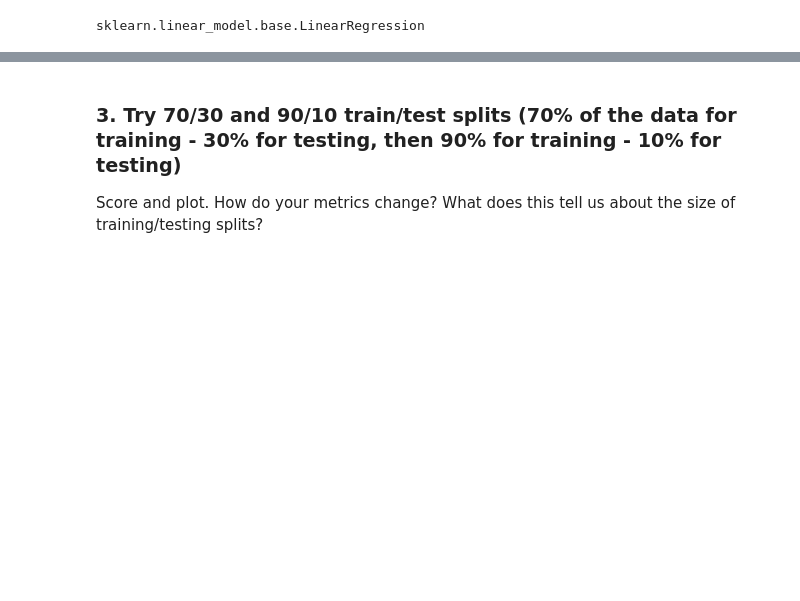
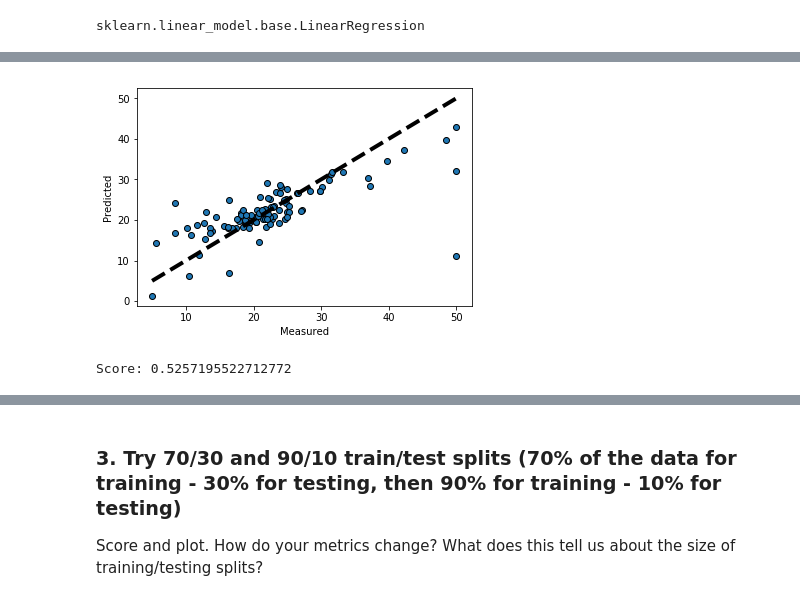
Before and after one commit to RhysZH/GA-DAT9-Projects1, a Jupyter notebook: R_Morgan_Project3/linreg-knn-project.ipynb, the cells around one changed output, grey strips where cells are left out. Cells and saved outputs as stored; diff of their text form; code cells hidden in the pictures; blank space fills up the shorter version.

Commit message:
model created

```diff
--- a/R_Morgan_Project3/linreg-knn-project.ipynb
+++ b/R_Morgan_Project3/linreg-knn-project.ipynb
@@ -212,0 +210,12 @@ X2 = X[predictors]
+# %%
+from sklearn.linear_model import LinearRegression
+from sklearn.model_selection import cross_val_predict
+from sklearn.model_selection import train_test_split
+
+predictors = ['CRIM','ZN','RM']
+X2 = X[predictors]
+
+# create training and testing vars
+X_train, X_test, y_train, y_test = train_test_split(X2, y, test_size=0.2)
+print (X_train.shape, y_train.shape)
+print (X_test.shape, y_test.shape)
@@ -224,2 +251,0 @@ LinearRegression(copy_X=True, fit_intercept=True, n_jobs=1, normalize=False)
-# %%
-lr.fit(X2, y)
@@ -232,0 +252,3 @@ array([[-19.27306715]])
+# %%
+model = lr.fit(X_train, y_train)
+model
@@ -232,0 +257,4 @@ array([[-19.27306715]])
+# %%
+#assign array with predicted 'y' results to 'y_predicted'
+y_predicted = lr.predict(X_test)
+y_predicted[:10]
@@ -232,0 +272,14 @@ array([[-19.27306715]])
+# %%
+fig, ax = plt.subplots()
+ax.scatter(y_test, y_predicted, edgecolors=(0,0,0))
+ax.plot([y.min(),y.max()],[y.min(),y.max()], 'k--', lw=4)
+ax.set_xlabel('Measured')
+ax.set_ylabel('Predicted')
+plt.show()
+# %% [output]
+[figure, added]
+# %%
+#print accuracy score of model
+print('Score:', model.score(X_test, y_test))
+# %% [output]
+Score: 0.5257195522712772
```
Also changed, not shown: parts of 10 cells of this notebook, 1 other file.
